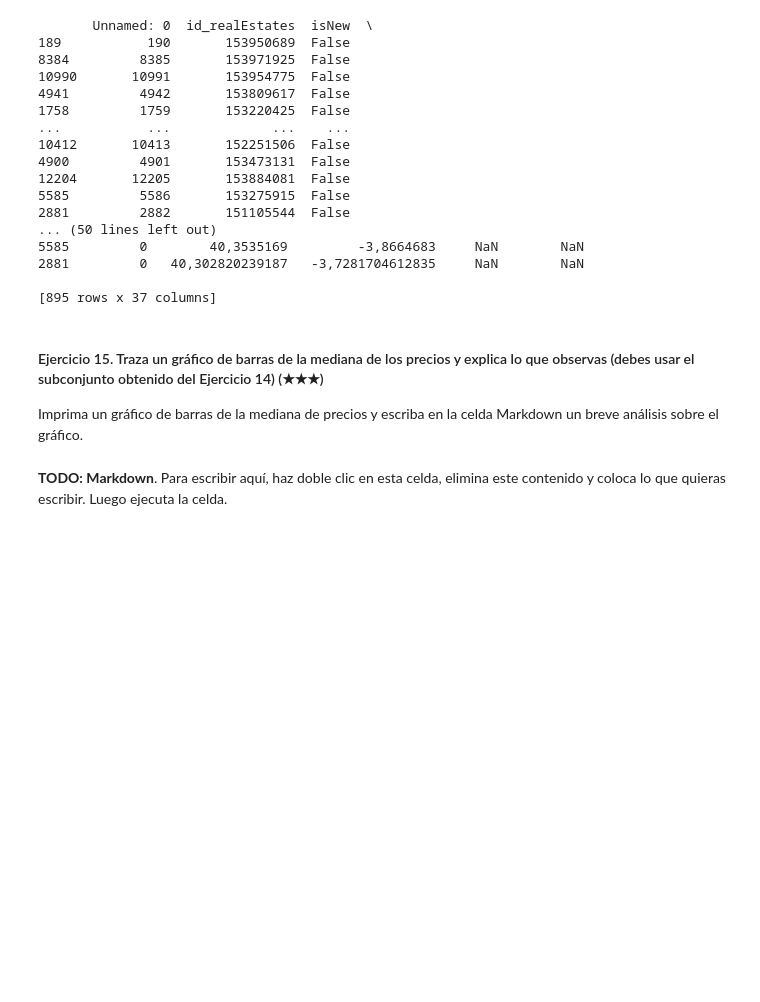
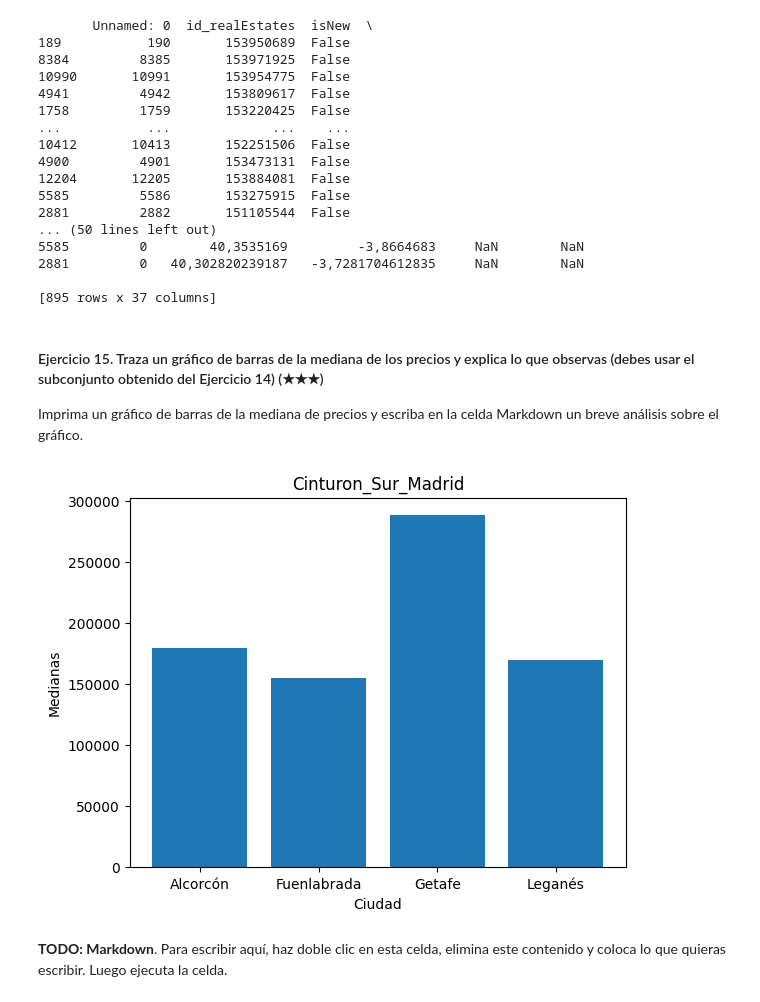
Before and after one commit to pcaliman2/realestate-datacleanup-exercise, a Jupyter notebook: project.es.ipynb, the cells around one changed output. Cells and saved outputs as stored; diff of their text form; code cells hidden in the pictures; blank space fills up the shorter version.

```diff
--- a/project.es.ipynb
+++ b/project.es.ipynb
@@ -323,7 +323,17 @@ print(Cinturon_Sur_Madrid)
 
 Imprima un gráfico de barras de la mediana de precios y escriba en la celda Markdown un breve análisis sobre el gráfico.
 # %%
-# TODO: Code
+import matplotlib.pyplot as plt
+
+Medianas = Cinturon_Sur_Madrid.groupby('level5')['price'].median()
+
+plt.bar(x=Medianas.index, height=Medianas.values)
+plt.xlabel('Ciudad')
+plt.ylabel('Medianas')
+plt.title('Cinturon_Sur_Madrid')
+plt.show()
+# %% [output]
+[figure, added]
 # %% [markdown]
 **TODO: Markdown**. Para escribir aquí, haz doble clic en esta celda, elimina este contenido y coloca lo que quieras escribir. Luego ejecuta la celda.
 # %% [markdown]
```
